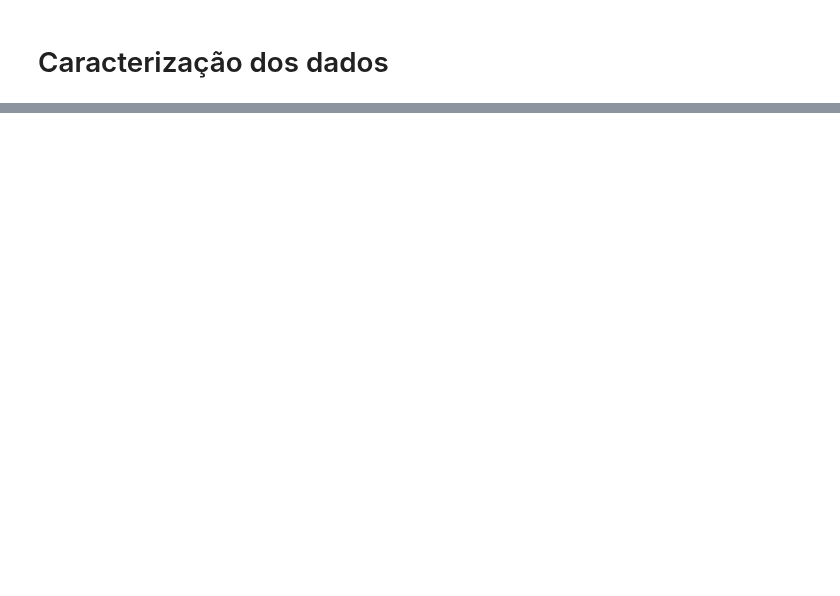
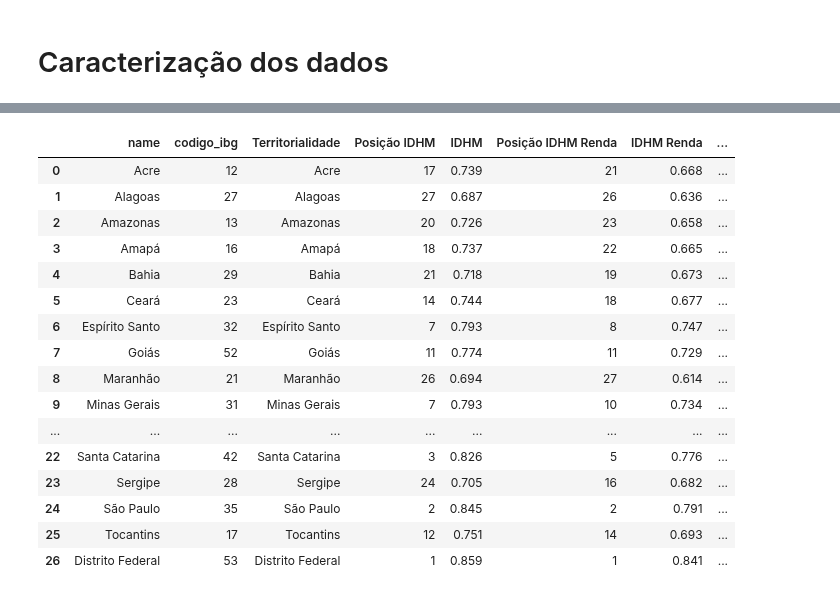
Before and after one commit to datasci4health/projects2023, a Jupyter notebook: DAGroup/notebooks/pns_hello_world.ipynb, the cells around one changed output, grey strips where cells are left out. Drawn from its saved outputs; the diff is of its cells as text; code cells hidden in the pictures; blank space fills up the shorter version.

```diff
--- a/DAGroup/notebooks/pns_hello_world.ipynb
+++ b/DAGroup/notebooks/pns_hello_world.ipynb
@@ -122,0 +87,20 @@ Name: count, Length: 90846, dtype: int64
+# %%
+selected2
+# %% [output]
+|  | name | codigo_ibg | Territorialidade | Posição IDHM | IDHM | Posição IDHM Renda | IDHM Renda | ... |
+| 0 | Acre | 12 | Acre | 17 | 0.739 | 21 | 0.668 | ... |
+| 1 | Alagoas | 27 | Alagoas | 27 | 0.687 | 26 | 0.636 | ... |
+| 2 | Amazonas | 13 | Amazonas | 20 | 0.726 | 23 | 0.658 | ... |
+| 3 | Amapá | 16 | Amapá | 18 | 0.737 | 22 | 0.665 | ... |
+| 4 | Bahia | 29 | Bahia | 21 | 0.718 | 19 | 0.673 | ... |
+| 5 | Ceará | 23 | Ceará | 14 | 0.744 | 18 | 0.677 | ... |
+| 6 | Espírito Santo | 32 | Espírito Santo | 7 | 0.793 | 8 | 0.747 | ... |
+| 7 | Goiás | 52 | Goiás | 11 | 0.774 | 11 | 0.729 | ... |
+| 8 | Maranhão | 21 | Maranhão | 26 | 0.694 | 27 | 0.614 | ... |
+| 9 | Minas Gerais | 31 | Minas Gerais | 7 | 0.793 | 10 | 0.734 | ... |
+| ... | ... | ... | ... | ... | ... | ... | ... | ... |
+| 22 | Santa Catarina | 42 | Santa Catarina | 3 | 0.826 | 5 | 0.776 | ... |
+| 23 | Sergipe | 28 | Sergipe | 24 | 0.705 | 16 | 0.682 | ... |
+| 24 | São Paulo | 35 | São Paulo | 2 | 0.845 | 2 | 0.791 | ... |
+| 25 | Tocantins | 17 | Tocantins | 12 | 0.751 | 14 | 0.693 | ... |
+| 26 | Distrito Federal | 53 | Distrito Federal | 1 | 0.859 | 1 | 0.841 | ... |
```
Also changed, not shown: parts of 17 cells of this notebook, 10 other files.
